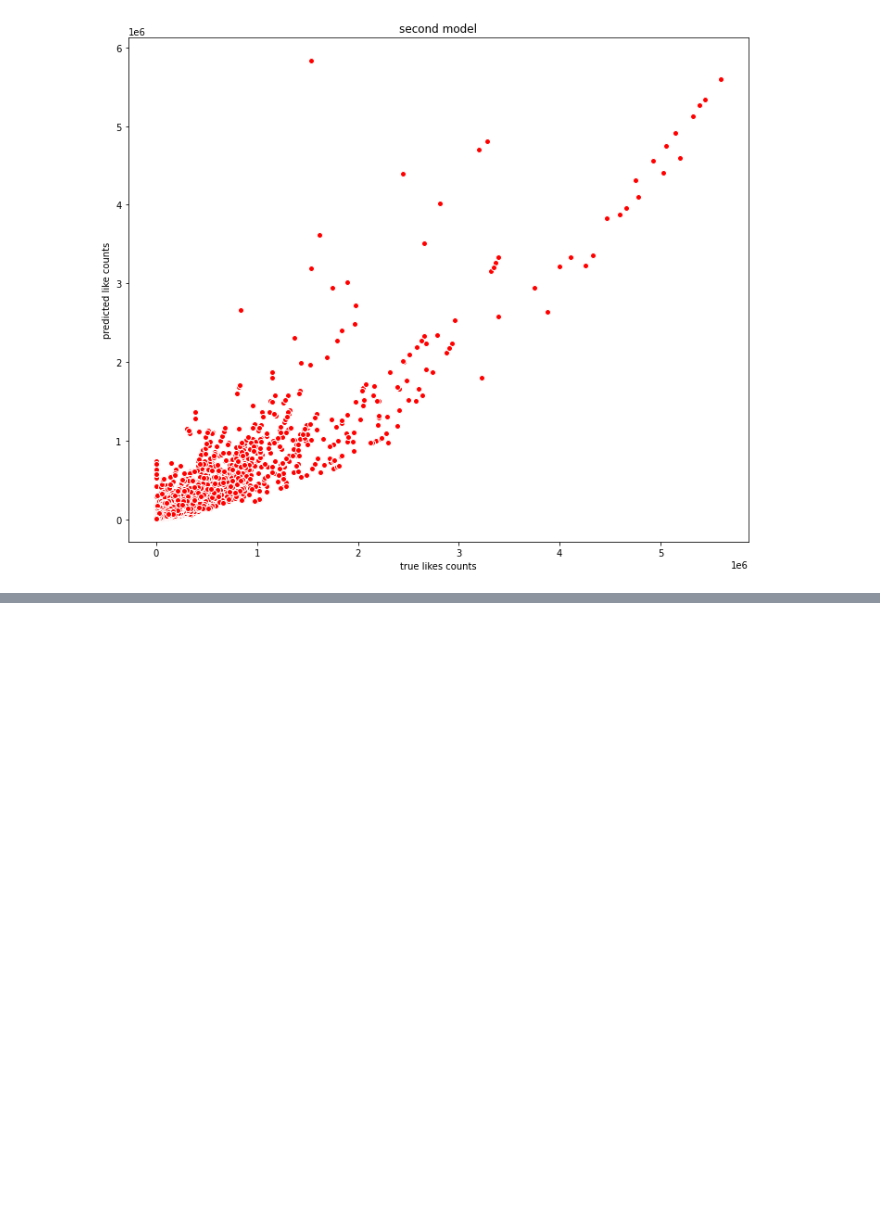
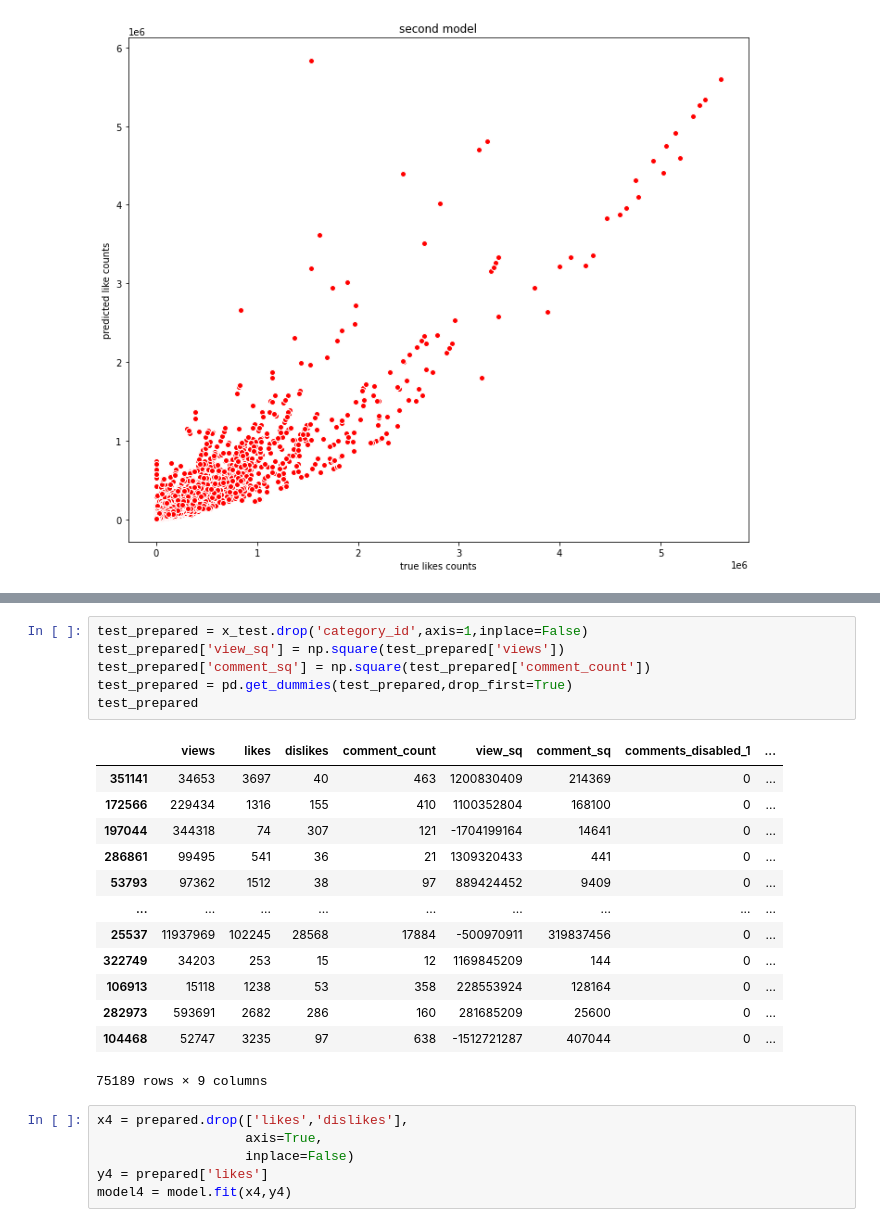
Before and after one commit to ashen007/youtube_trending, a Jupyter notebook: trending.ipynb, the cells around one changed output, grey strips where cells are left out. Drawn from its saved outputs; the diff is of its cells as text; blank space fills up the shorter version.

```diff
--- a/trending.ipynb
+++ b/trending.ipynb
@@ -679,0 +700,26 @@ plt.show()
+# %%
+test_prepared = x_test.drop('category_id',axis=1,inplace=False)
+test_prepared['view_sq'] = np.square(test_prepared['views'])
+test_prepared['comment_sq'] = np.square(test_prepared['comment_count'])
+test_prepared = pd.get_dummies(test_prepared,drop_first=True)
+test_prepared
+# %% [output]
+|  | views | likes | dislikes | comment_count | view_sq | comment_sq | comments_disabled_1 | ... |
+| 351141 | 34653 | 3697 | 40 | 463 | 1200830409 | 214369 | 0 | ... |
+| 172566 | 229434 | 1316 | 155 | 410 | 1100352804 | 168100 | 0 | ... |
+| 197044 | 344318 | 74 | 307 | 121 | -1704199164 | 14641 | 0 | ... |
+| 286861 | 99495 | 541 | 36 | 21 | 1309320433 | 441 | 0 | ... |
+| 53793 | 97362 | 1512 | 38 | 97 | 889424452 | 9409 | 0 | ... |
+| ... | ... | ... | ... | ... | ... | ... | ... | ... |
+| 25537 | 11937969 | 102245 | 28568 | 17884 | -500970911 | 319837456 | 0 | ... |
+| 322749 | 34203 | 253 | 15 | 12 | 1169845209 | 144 | 0 | ... |
+| 106913 | 15118 | 1238 | 53 | 358 | 228553924 | 128164 | 0 | ... |
+| 282973 | 593691 | 2682 | 286 | 160 | 281685209 | 25600 | 0 | ... |
+| 104468 | 52747 | 3235 | 97 | 638 | -1512721287 | 407044 | 0 | ... |
+75189 rows × 9 columns
+# %%
+x4 = prepared.drop(['likes','dislikes'],
+                   axis=True,
+                   inplace=False)
+y4 = prepared['likes']
+model4 = model.fit(x4,y4)
```
Also changed, not shown: parts of 4 cells of this notebook.
